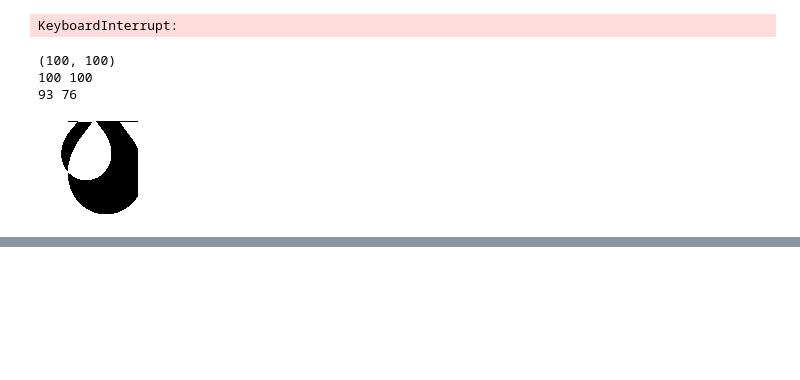
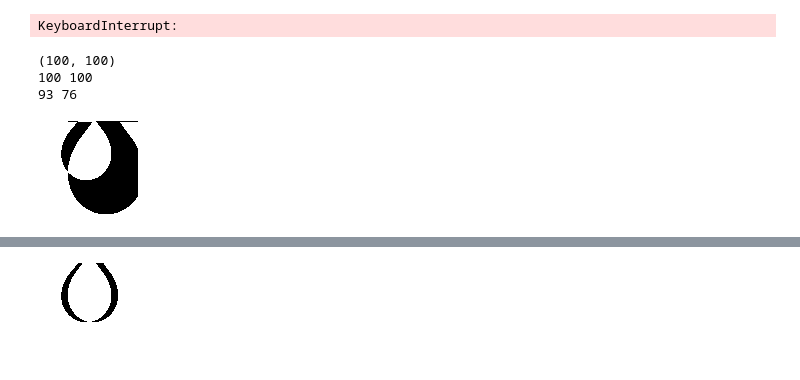
Before and after one commit to Lomolanisgo/Bayesian_PendantDrop_Tensiometry, a Jupyter notebook: cutneedlecost.ipynb, the cells around one changed output, grey strips where cells are left out. Saved outputs shown, nothing was run; the diff lists cells and outputs as text; code cells hidden in the pictures; blank space fills up the shorter version.

```diff
--- a/cutneedlecost.ipynb
+++ b/cutneedlecost.ipynb
@@ -228,0 +298,4 @@ TypeError: cannot unpack non-iterable int object
+# %%
+Image.fromarray(np.uint8(xc))
+# %% [output]
+[figure, added]
```
Also changed, not shown: parts of 9 cells of this notebook.
